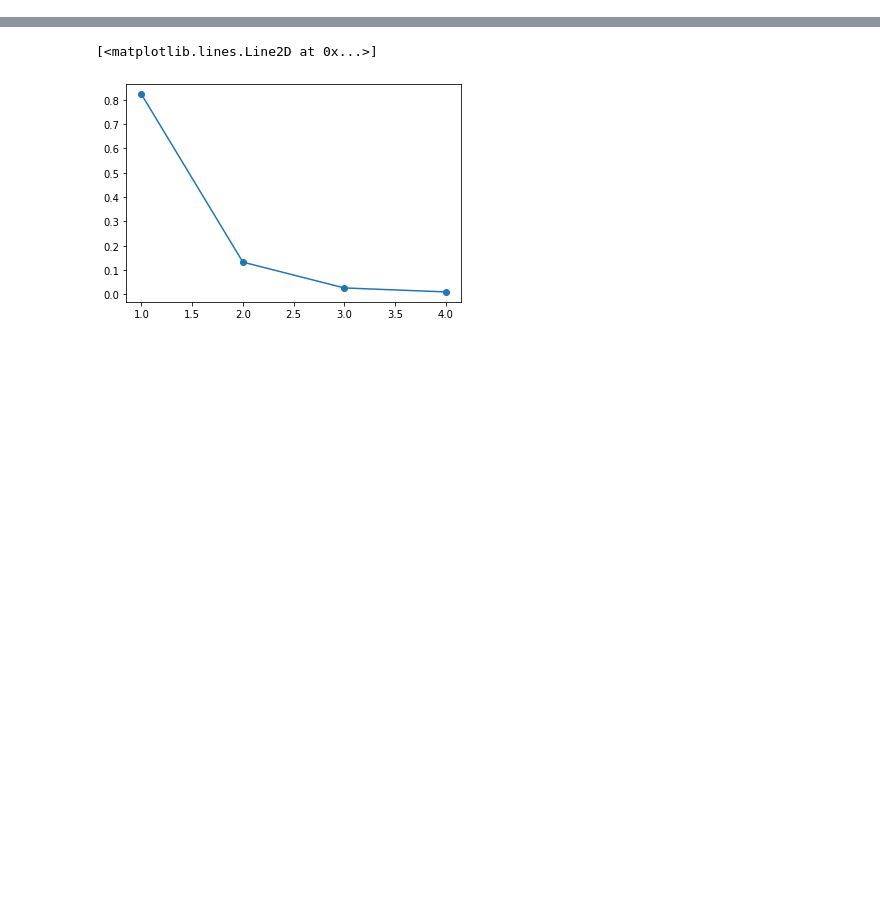
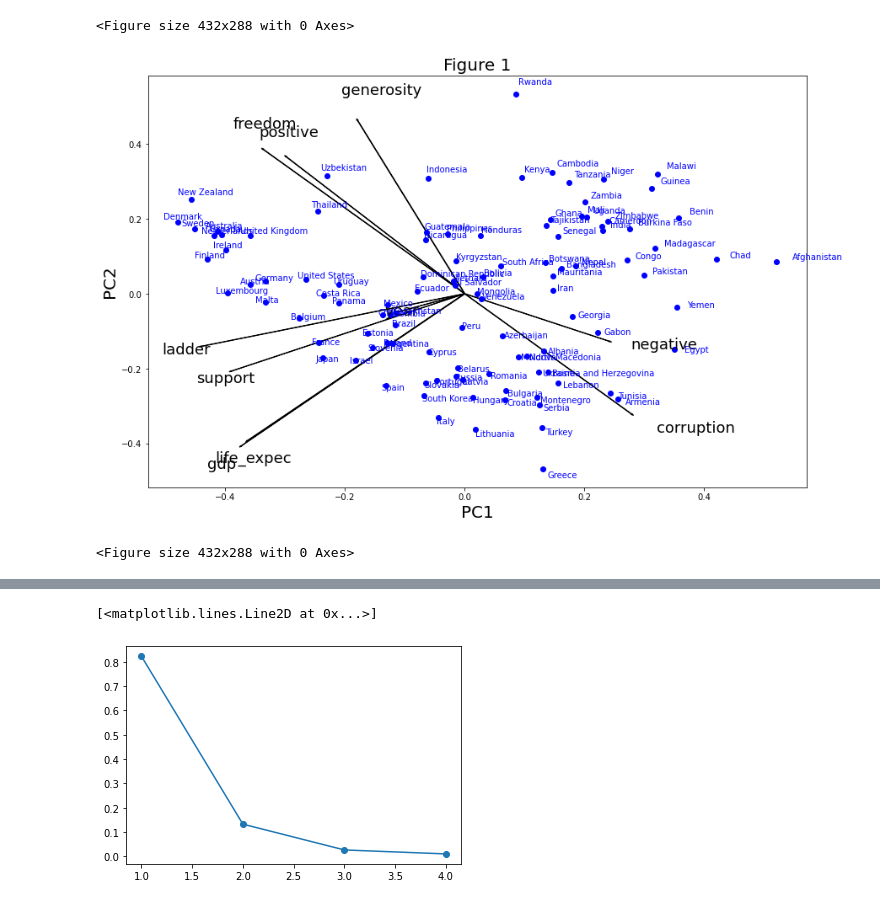
Before and after one commit to rj109310/GDSProject, a Jupyter notebook: PCA.ipynb, the cells around one changed output, grey strips where cells are left out. Cells and saved outputs as stored; diff of their text form; code cells hidden in the pictures; blank space fills up the shorter version.

```diff
--- a/PCA.ipynb
+++ b/PCA.ipynb
@@ -61,0 +81,3 @@ plt.plot(np.arange(1, 5), model.explained_variance_ratio_, marker='o')
+# %%
+df_country = df_ind.groupby(['Country']).mean()
+df_country
@@ -61,0 +99,3 @@ plt.plot(np.arange(1, 5), model.explained_variance_ratio_, marker='o')
+# %%
+countries = df_country.groupby('Country').mean().reset_index()
+countries
@@ -97,4 +151,44 @@ plt.figure()
 <Figure size 432x288 with 0 Axes>
+# %%
+# NEW BIPLOT CODE *USE THIS*
+pca = PCA(n_components=2)
+PC_scores = pd.DataFrame(pca.fit_transform(df_scaled),
+               columns = ['PC 1', 'PC 2'])
+loadings = pd.DataFrame(pca.components_.T, columns=['PC1', 'PC2'],
+                        index=df_ind.columns)
+
+
+PC1 = pca.fit_transform(df_scaled)[:,0]
+PC2 = pca.fit_transform(df_scaled)[:,1]
+ldngs = pca.components_
+
+scalePC1 = 1.0/(PC1.max() - PC1.min())
+scalePC2 = 1.0/(PC2.max() - PC2.min())
+features = df_ind.columns
+
+fig, ax = plt.subplots(figsize=(14, 9))
+z1 = PC1 * scalePC1
+z2 = PC2 * scalePC2
+for i, feature in enumerate(features):
+    ax.arrow(0, 0, ldngs[0, i],
+             ldngs[1, i])
+    ax.text(ldngs[0, i] * 1.15,
+            ldngs[1, i] * 1.15,
+            feature, fontsize=18)
+
+
+for i in range(106):
+    plt.plot(z1[i], z2[i], 'bo')
+    plt.text(z1[i]*1.05, z2[i]*1.05, list(countries.Country)[i], color='b')
+
+ax.set_xlabel('PC1', fontsize=20)
+ax.set_ylabel('PC2', fontsize=20)
+ax.set_title('Figure 1', fontsize=20)
+plt.figure()
+# %% [output]
+<Figure size 432x288 with 0 Axes>
+[figure, added]
+<Figure size 432x288 with 0 Axes>
 # %%
 model.components_
 # %% [output]
```
Also changed, not shown: parts of 7 cells of this notebook.
